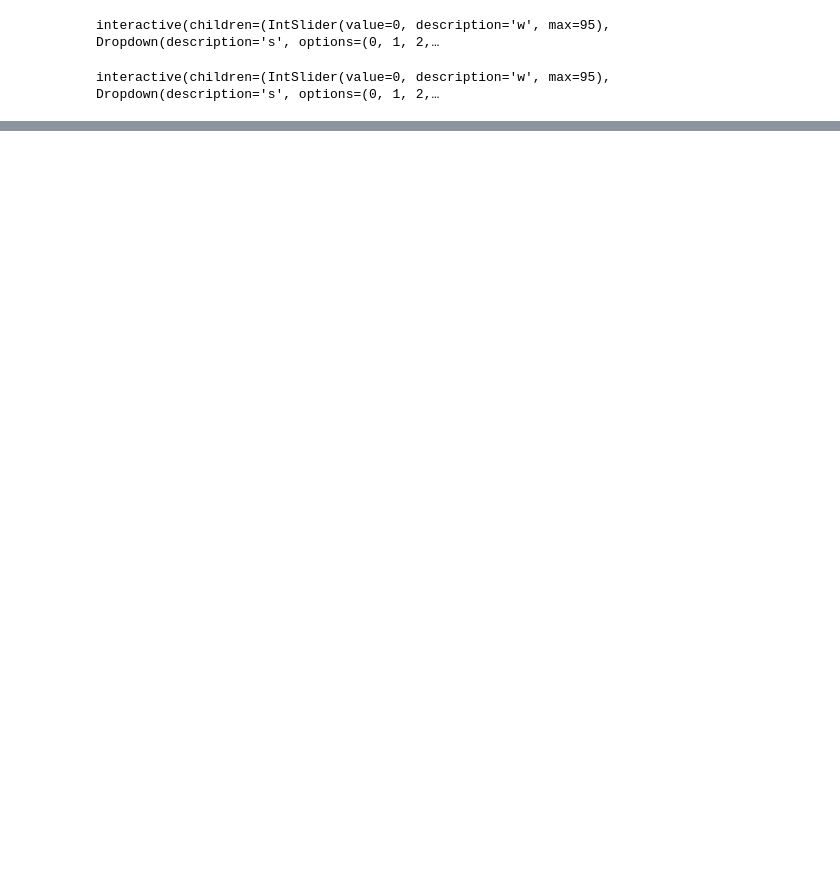
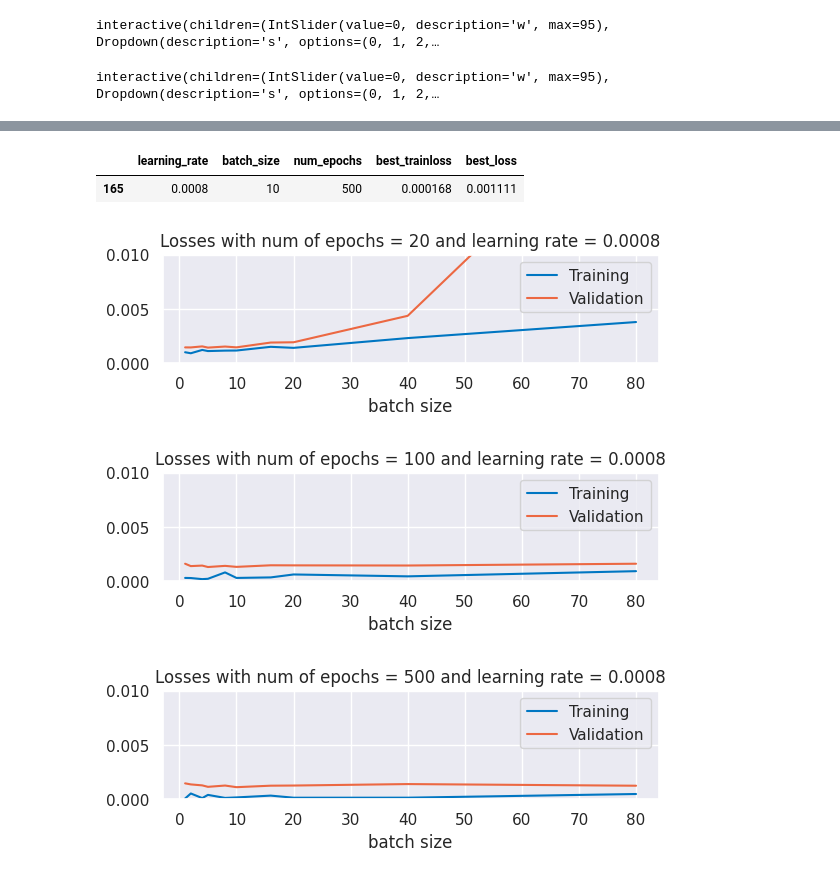
Before and after one commit to SjoCno/Flood-5, a Jupyter notebook: notebooks/All_timesteps.ipynb, the cells around one changed output, grey strips where cells are left out. Cells and saved outputs as stored; diff of their text form; code cells hidden in the pictures; blank space fills up the shorter version.

Commit message:
updated sensitivity

```diff
--- a/notebooks/All_timesteps.ipynb
+++ b/notebooks/All_timesteps.ipynb
@@ -608,7 +633,7 @@ import pandas
 hyperparameters = {
     'learning_rate': [0.00005, 0.0001, 0.0002, 0.0004, 0.0008, 0.001],
     'batch_size': [1, 2, 4, 5, 8, 10, 16, 20, 40, 80],
-    'num_epoch': [20, 100, 500, 1000]
+    'num_epoch': [20, 100, 500]
 }
 
 def grid_search(hyperparameters, training_dataset, val_dataset):
@@ -664,0 +715,4 @@ sensitivity = grid_search(hyperparameters, training_dataset, val_dataset)
+# %%
+import pandas as pd
+sensitivity_df = pd.DataFrame(sensitivity, columns=['learning_rate', 'batch_size', 'num_epochs', 'best_trainloss', 'best_loss'])
+sensitivity_df.head()
@@ -664,0 +726,51 @@ sensitivity = grid_search(hyperparameters, training_dataset, val_dataset)
+# %%
+sensitivity_df.loc[(sensitivity_df['best_loss'] == min(sensitivity_df['best_loss']))]
+# %% [output]
+|  | learning_rate | batch_size | num_epochs | best_trainloss | best_loss |
+| 165 | 0.0008 | 10 | 500 | 0.000168 | 0.001111 |
+# %%
+# batch size sensitivity analysis
+# plt.figure(figsize=(10,15))
+
+plt.subplot(3,1,1)
+plt.plot(hyperparameters['batch_size'],
+         sensitivity_df['best_trainloss'][(sensitivity_df['learning_rate']==hyperparameters['learning_rate'][4]) & (sensitivity_df['num_epochs']==hyperparameters['num_epoch'][0])],
+         label='Training')
+plt.plot(hyperparameters['batch_size'],
+         sensitivity_df['best_loss'][(sensitivity_df['learning_rate']==hyperparameters['learning_rate'][4]) & (sensitivity_df['num_epochs']==hyperparameters['num_epoch'][0])],
+         label='Validation')
+plt.title(f"Losses with num of epochs = {hyperparameters['num_epoch'][0]} and learning rate = {hyperparameters['learning_rate'][4]}")
+plt.ylim(0,0.01)
+plt.xlabel('batch size')
+plt.legend()
+plt.show()
+
+plt.subplot(3,1,2)
+plt.plot(hyperparameters['batch_size'],
+         sensitivity_df['best_trainloss'][(sensitivity_df['learning_rate']==hyperparameters['learning_rate'][4]) & (sensitivity_df['num_epochs']==hyperparameters['num_epoch'][1])],
+         label='Training')
+plt.plot(hyperparameters['batch_size'],
+         sensitivity_df['best_loss'][(sensitivity_df['learning_rate']==hyperparameters['learning_rate'][4]) & (sensitivity_df['num_epochs']==hyperparameters['num_epoch'][1])],
+         label='Validation')
+plt.title(f"Losses with num of epochs = {hyperparameters['num_epoch'][1]} and learning rate = {hyperparameters['learning_rate'][4]}")
+plt.ylim(0,0.01)
+plt.xlabel('batch size')
+plt.legend()
+plt.show()
+
+plt.subplot(3,1,3)
+plt.plot(hyperparameters['batch_size'],
+         sensitivity_df['best_trainloss'][(sensitivity_df['learning_rate']==hyperparameters['learning_rate'][4]) & (sensitivity_df['num_epochs']==hyperparameters['num_epoch'][2])],
+         label='Training')
+plt.plot(hyperparameters['batch_size'],
+         sensitivity_df['best_loss'][(sensitivity_df['learning_rate']==hyperparameters['learning_rate'][4]) & (sensitivity_df['num_epochs']==hyperparameters['num_epoch'][2])],
+         label='Validation')
+plt.title(f"Losses with num of epochs = {hyperparameters['num_epoch'][2]} and learning rate = {hyperparameters['learning_rate'][4]}")
+plt.ylim(0,0.01)
+plt.xlabel('batch size')
+plt.legend()
+plt.show()
+# %% [output]
+[figure, added]
+[figure, added]
+[figure, added]
```
Also changed, not shown: parts of 14 cells of this notebook, 9 other files.
